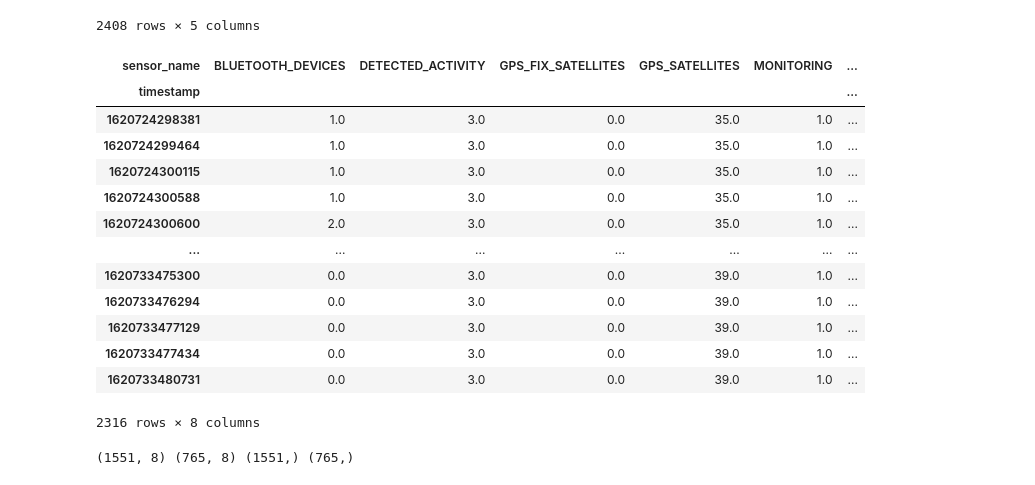
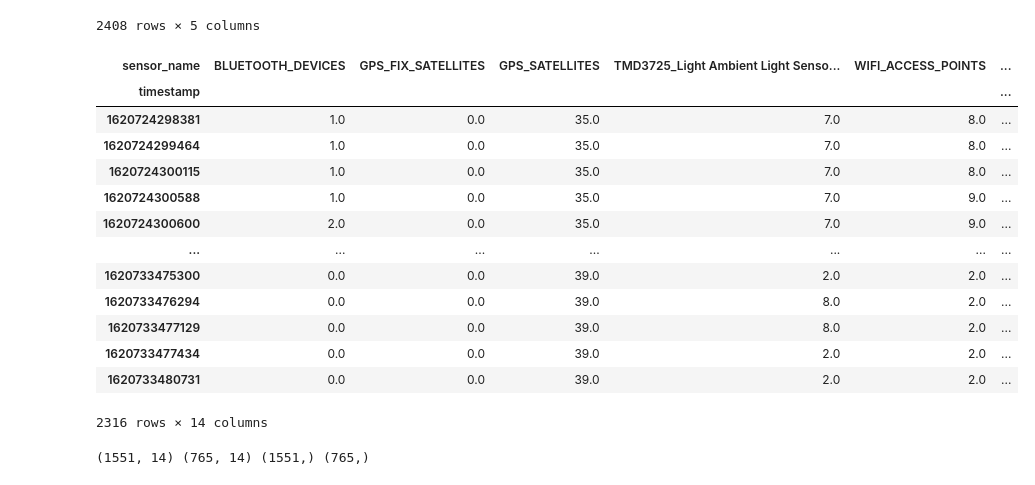
Before and after one commit to SpeedJack/IODataAcquisition, a Jupyter notebook: NeuralNetwork/IONeuralNetwork.ipynb, the cells around one changed output. Drawn from its saved outputs; the diff is of its cells as text; code cells hidden in the pictures.

```diff
--- a/NeuralNetwork/IONeuralNetwork.ipynb
+++ b/NeuralNetwork/IONeuralNetwork.ipynb
@@ -79,53 +79,69 @@ for index,row in df_wide.iterrows():
     for sensor_type in sensor_types:
         if math.isnan(row[sensor_type]):
             containsNaN = 1.0
             break
     df_wide.loc[index,'containsNaN'] = containsNaN
 
 df_wide = df_wide[(df_wide['MONITORING'] == 1.0) & (df_wide['containsNaN'] == 0.0)]
 del df_wide['containsNaN']
 
 proximity_name = ""
 light_name = ""
 for sensor_type in sensor_types:
     if 'proximity' in sensor_type.lower():
         proximity_name = sensor_type
         break
     if 'light' in sensor_type.lower():
         light_name = sensor_type
 
 df_wide.loc[(df_wide[proximity_name] != 0.0),proximity_name] = 1
 
+Detected_Activity_List = {
+  0.0 : "IN_VEHICLE",
+  1.0 : "ON_BICYCLE",
+  2.0 : "ON_FOOT",
+  3.0 : "STILL",
+  4.0 : "UNKOWN",
+  5.0 : "TILTING",
+  7.0 : "WALKING",
+  8.0 : "RUNNING"
+}
 
+for key in Detected_Activity_List.keys():
+  df_wide[Detected_Activity_List[key]] = df_wide['DETECTED_ACTIVITY'] == key
 
 df_wide.sort_values(['timestamp'], inplace=True)
 target = df_wide.loc[:,'INDOOR']
 del df_wide['INDOOR']
+del df_wide['GPS_FIX']
+del df_wide['MONITORING']
+del df_wide['DETECTED_ACTIVITY']
 
-del df_wide['GPS_FIX']
-
+cols = [sensor_type for sensor_type in df_wide.columns.to_list() if sensor_type != proximity_name]
+cols.append(proximity_name)
+df_wide = df_wide[cols].replace(True,1.0).replace(False,0.0)
 df_wide.to_csv('preprocessed_data.csv')
 target.to_numpy()
 df_wide
 # %% [output]
-| sensor_name | BLUETOOTH_DEVICES | DETECTED_ACTIVITY | GPS_FIX_SATELLITES | GPS_SATELLITES | MONITORING | ... |
+| sensor_name | BLUETOOTH_DEVICES | GPS_FIX_SATELLITES | GPS_SATELLITES | TMD3725_Light Ambient Light Senso... | WIFI_ACCESS_POINTS | ... |
 | timestamp |  |  |  |  |  | ... |
-| 1620724298381 | 1.0 | 3.0 | 0.0 | 35.0 | 1.0 | ... |
-| 1620724299464 | 1.0 | 3.0 | 0.0 | 35.0 | 1.0 | ... |
-| 1620724300115 | 1.0 | 3.0 | 0.0 | 35.0 | 1.0 | ... |
-| 1620724300588 | 1.0 | 3.0 | 0.0 | 35.0 | 1.0 | ... |
-| 1620724300600 | 2.0 | 3.0 | 0.0 | 35.0 | 1.0 | ... |
+| 1620724298381 | 1.0 | 0.0 | 35.0 | 7.0 | 8.0 | ... |
+| 1620724299464 | 1.0 | 0.0 | 35.0 | 7.0 | 8.0 | ... |
+| 1620724300115 | 1.0 | 0.0 | 35.0 | 7.0 | 8.0 | ... |
+| 1620724300588 | 1.0 | 0.0 | 35.0 | 7.0 | 9.0 | ... |
+| 1620724300600 | 2.0 | 0.0 | 35.0 | 7.0 | 9.0 | ... |
 | ... | ... | ... | ... | ... | ... | ... |
-| 1620733475300 | 0.0 | 3.0 | 0.0 | 39.0 | 1.0 | ... |
-| 1620733476294 | 0.0 | 3.0 | 0.0 | 39.0 | 1.0 | ... |
-| 1620733477129 | 0.0 | 3.0 | 0.0 | 39.0 | 1.0 | ... |
-| 1620733477434 | 0.0 | 3.0 | 0.0 | 39.0 | 1.0 | ... |
-| 1620733480731 | 0.0 | 3.0 | 0.0 | 39.0 | 1.0 | ... |
+| 1620733475300 | 0.0 | 0.0 | 39.0 | 2.0 | 2.0 | ... |
+| 1620733476294 | 0.0 | 0.0 | 39.0 | 8.0 | 2.0 | ... |
+| 1620733477129 | 0.0 | 0.0 | 39.0 | 8.0 | 2.0 | ... |
+| 1620733477434 | 0.0 | 0.0 | 39.0 | 2.0 | 2.0 | ... |
+| 1620733480731 | 0.0 | 0.0 | 39.0 | 2.0 | 2.0 | ... |
-2316 rows × 8 columns
+2316 rows × 14 columns
 # %%
 import tensorflow as tf
 from sklearn.model_selection import train_test_split
 X_train, X_test, y_train, y_test = train_test_split(df_wide.to_numpy(), target, test_size=0.33)
 print(X_train.shape,X_test.shape,y_train.shape,y_test.shape)
 # %% [output]
-(1551, 8) (765, 8) (1551,) (765,)
+(1551, 14) (765, 14) (1551,) (765,)
```
Also changed, not shown: parts of 8 cells of this notebook.
